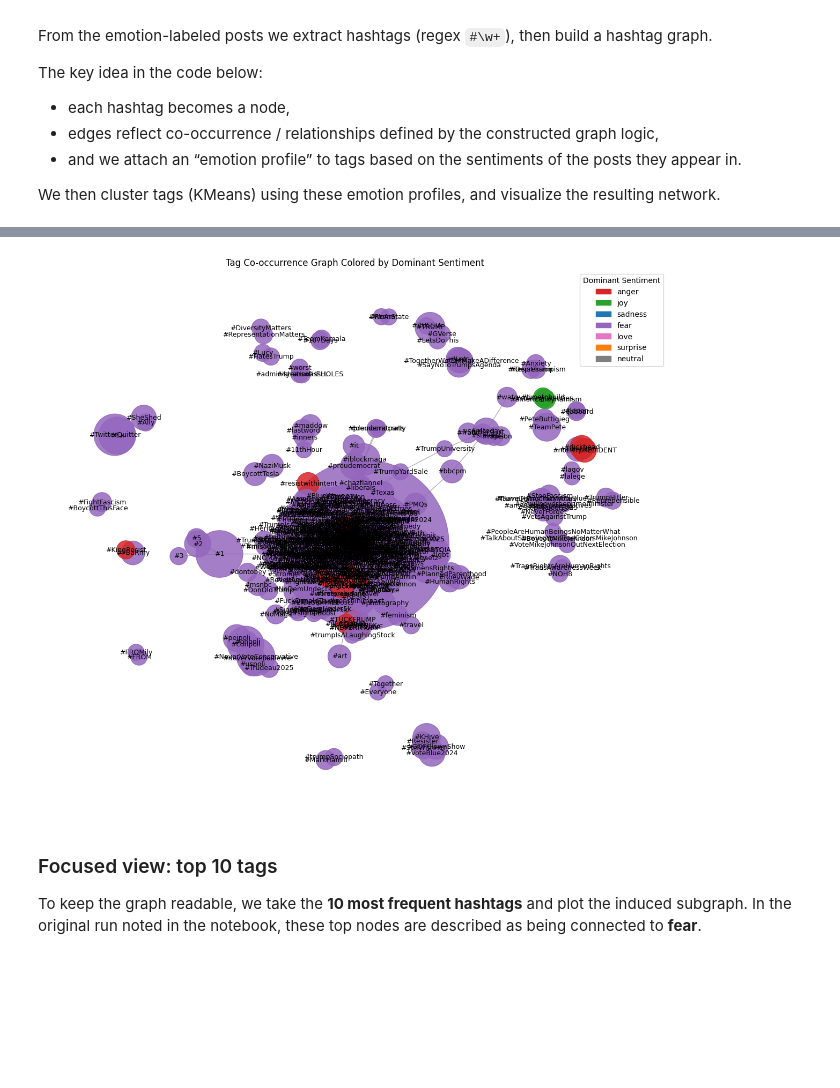
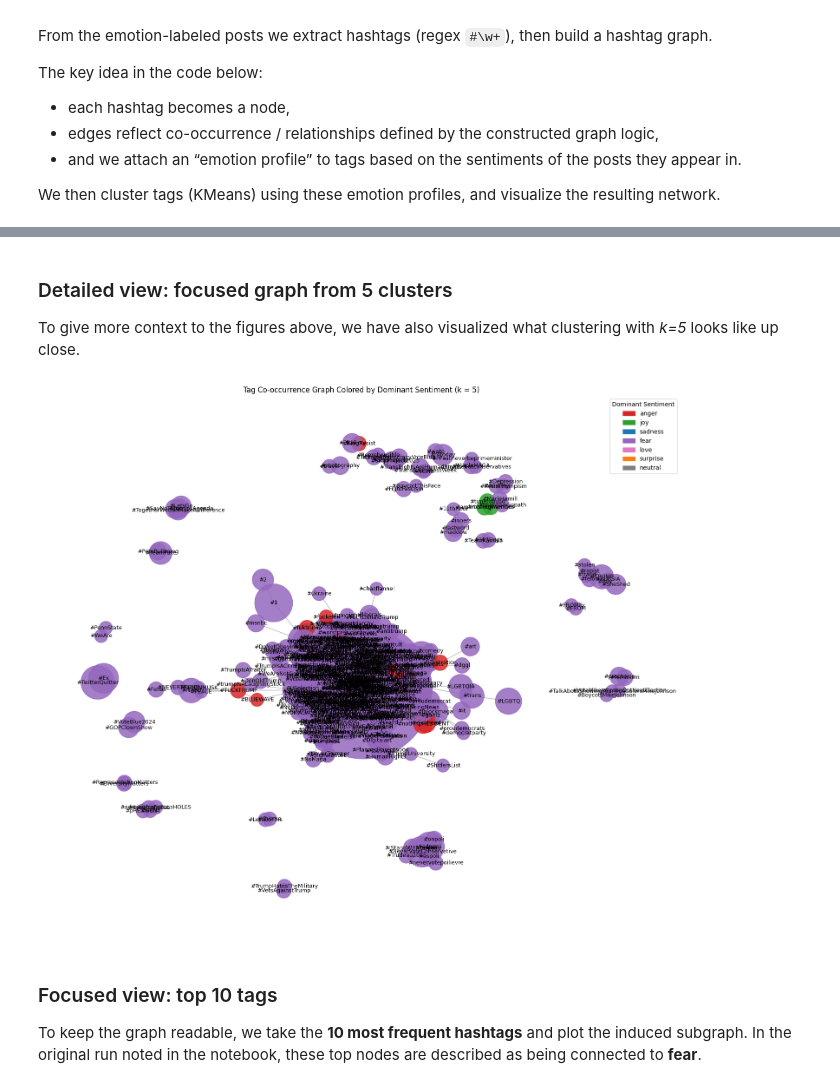
Before and after one commit to awroble/NLP_2025W, a Jupyter notebook: projects/PoCs/BlueSky_Grigorieva_Muradyan_Kurcjusz_Mnatsakanyan/code/eda/Labels_POLITISKY24.ipynb, the cells around one changed output, grey strips where cells are left out. Drawn from its saved outputs; the diff is of its cells as text; code cells hidden in the pictures; blank space fills up the shorter version.

```diff
--- a/projects/PoCs/BlueSky_Grigorieva_Muradyan_Kurcjusz_Mnatsakanyan/code/eda/Labels_POLITISKY24.ipynb
+++ b/projects/PoCs/BlueSky_Grigorieva_Muradyan_Kurcjusz_Mnatsakanyan/code/eda/Labels_POLITISKY24.ipynb
@@ -163,43 +363,15 @@ Nodes are annotated with a cluster name derived from their average sentiment dis
+# %% [markdown]
+### Detailed view: focused graph from 5 clusters
+
+To give more context to the figures above, we have also visualized what clustering with *k=5* looks like up close.
 # %%
-import matplotlib.pyplot as plt
-import seaborn as sns
-import matplotlib.patches as mpatches
-from sklearn.cluster import KMeans
-
-
-
-rows = []
-for _, row in df_results.iterrows():
-    for tag in row["hashtags"]:
-        rows.append({
-            "tag": tag,
-            "sentiment": row["sentiment"]
-        })
-
-tag_df = pd.DataFrame(rows)
-
-
-sent_dist = (
-    tag_df
-    .groupby(["tag", "sentiment"])
-    .size()
-    .unstack(fill_value=0)
-)
-
-sent_dist_norm = sent_dist.div(sent_dist.sum(axis=1), axis=0)
 
 k = 5
 kmeans = KMeans(n_clusters=k, random_state=42)
 sent_dist_norm["cluster"] = kmeans.fit_predict(sent_dist_norm.values)
 
-#clusters named by dominant sentiment
-cluster_profiles = (
-    sent_dist_norm
-    .groupby("cluster")
-    .mean()
-)
+cluster_profiles = sent_dist_norm.groupby("cluster").mean()
 
-# dominant sentiment per cluster
 dominant_sentiment = cluster_profiles.idxmax(axis=1)
 
 cluster_names = {
@@ -209,71 +381,61 @@ cluster_names = {
 
 sent_dist_norm["cluster_name"] = sent_dist_norm["cluster"].map(cluster_names)
 
-
 nx.set_node_attributes(
     G,
     sent_dist_norm["cluster_name"].to_dict(),
     "cluster_name"
 )
 
-
-sentiment_colors = {
-    "anger": "#492626",
-    "joy": "#2ca02c",
-    "sadness": "#1f77b4",
-    "fear": "#9467bd",
-    "love": "#e377c2",
-    "surprise": "#ff7f0e",
-    "neutral": "#7f7f7f"
-}
-
-# node sizes = tag frequency
 tag_freq = Counter(tag for tags in df_results["hashtags"] for tag in tags)
 node_sizes = [300 + 60 * tag_freq.get(n, 1) for n in G.nodes()]
 
-# node colors = dominant sentiment
 node_colors = []
 for n in G.nodes():
     cname = G.nodes[n].get("cluster_name", "")
     sent = cname.split("-")[0] if cname else "neutral"
     node_colors.append(sentiment_colors.get(sent, "#cccccc"))
 
+
+pos_fixed = nx.spring_layout(G, seed=42, k=0.7)
+
+
 plt.figure(figsize=(15, 13))
-pos = nx.spring_layout(G, seed=42, k=0.7)
 
 nx.draw_networkx_nodes(
-    G, pos,
+    G, pos_fixed,
     node_color=node_colors,
     node_size=node_sizes,
     alpha=0.85
 )
 
 nx.draw_networkx_edges(
-    G, pos,
+    G, pos_fixed,
     alpha=0.3
 )
 
 nx.draw_networkx_labels(
-    G, pos,
+    G, pos_fixed,
     font_size=9
 )
 
 legend_handles = [
     mpatches.Patch(color=color, label=sent)
     for sent, color in sentiment_colors.items()
 ]
 
 plt.legend(
     handles=legend_handles,
     title="Dominant Sentiment",
     loc="upper right"
 )
 
-plt.title("Tag Co-occurrence Graph Colored by Dominant Sentiment")
+plt.title("Tag Co-occurrence Graph Colored by Dominant Sentiment (k = 5)")
 plt.axis("off")
+plt.tight_layout()
 plt.show()
 # %% [output]
-[figure, old version]
+[figure, new version]
 # %% [markdown]
 ### Focused view: top 10 tags
 
```
Also changed, not shown: parts of 16 cells of this notebook, 4 other files.
